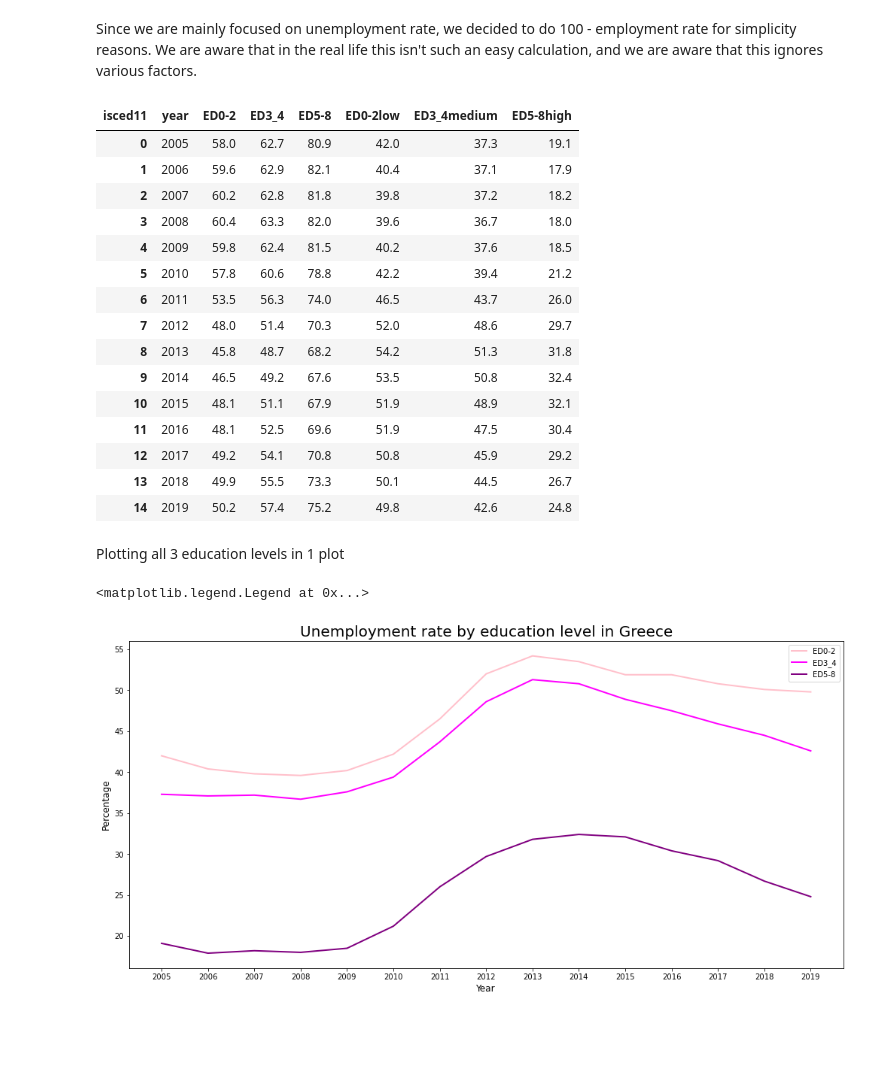
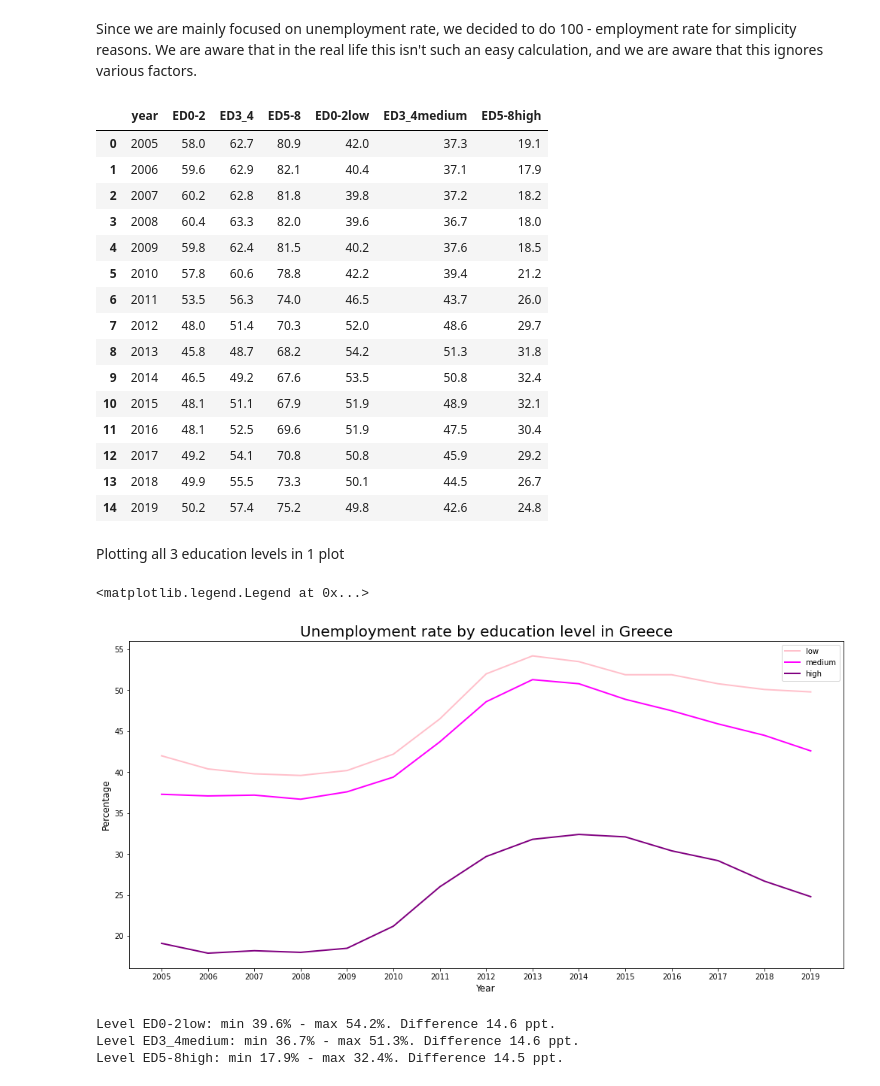
Before and after one commit to Malonk/unemployment_stats, a Jupyter notebook: notebooks/education_employment_rate_greece.ipynb, the cells around one changed output. Cells and saved outputs as stored; diff of their text form; code cells hidden in the pictures; blank space fills up the shorter version.

```diff
--- a/notebooks/education_employment_rate_greece.ipynb
+++ b/notebooks/education_employment_rate_greece.ipynb
@@ -2,12 +3,19 @@
 Same process as for Germany, however now done for Greece to be able to compare both countries
 # %%
+import os
+
 import pandas as pd
 import numpy as np
-import matplotlib as plt
+import matplotlib.pyplot as plt
 import seaborn as sns
 %matplotlib inline
+
+BASE = os.path.join(os.pardir, "data")
 # %%
-df = pd.read_pickle("../data/pickles/tepsr_wc120.pkl")
+# Import data
+df = pd.read_pickle(os.path.join(BASE,
+                                 "pickles",
+                                 "tepsr_wc120.pkl"))
 # %% [markdown]
 Let's have a look at the data
 # %%
@@ -111,6 +119,7 @@ df_greece
 | 14 | 2019 | 50.2 | 57.4 | 75.2 |
 # %%
 df_greece.rename(columns={"index":"year"}, inplace=True)
+df_greece.columns.name = ""
 # %%
 df_greece
 # %% [output]
@@ -139,7 +148,7 @@ df_greece['ED5-8high'] = (100 - df_greece["ED5-8"])
 # %%
 df_greece
 # %% [output]
-| isced11 | year | ED0-2 | ED3_4 | ED5-8 | ED0-2low | ED3_4medium | ED5-8high |
+|  | year | ED0-2 | ED3_4 | ED5-8 | ED0-2low | ED3_4medium | ED5-8high |
 | 0 | 2005 | 58.0 | 62.7 | 80.9 | 42.0 | 37.3 | 19.1 |
 | 1 | 2006 | 59.6 | 62.9 | 82.1 | 40.4 | 37.1 | 17.9 |
 | 2 | 2007 | 60.2 | 62.8 | 81.8 | 39.8 | 37.2 | 18.2 |
@@ -158,16 +167,31 @@ df_greece
 # %% [markdown]
 Plotting all 3 education levels in 1 plot
 # %%
-fig, ax = plt.pyplot.subplots(figsize=(17,8))
+fig, ax = plt.subplots(figsize=(17,8))
 
-plt.pyplot.title("Unemployment rate by education level in Greece", fontsize=20)
-plt.pyplot.xlabel("Year", fontsize=12)
-plt.pyplot.ylabel("Percentage", fontsize=12)
-ax.plot("year", "ED0-2low", data=df_greece, color='pink', linewidth=2, label="ED0-2")
-ax.plot("year", "ED3_4medium", data=df_greece, color='magenta', linewidth=2, label="ED3_4")
-ax.plot("year", "ED5-8high", data=df_greece, color='purple', linewidth=2, label="ED5-8")
-plt.pyplot.legend()
+plt.title("Unemployment rate by education level in Greece", fontsize=20)
+plt.xlabel("Year", fontsize=12)
+plt.ylabel("Percentage", fontsize=12)
+ax.plot("year", "ED0-2low", data=df_greece, color='pink', linewidth=2, label="low")
+ax.plot("year", "ED3_4medium", data=df_greece, color='magenta', linewidth=2, label="medium")
+ax.plot("year", "ED5-8high", data=df_greece, color='purple', linewidth=2, label="high")
+plt.legend()
 # %% [output]
 <matplotlib.legend.Legend at 0x...>
-[figure, old version]
+[figure, new version]
+# %%
+lvls = ["ED0-2low", "ED3_4medium", "ED5-8high"]
+min_max = {lvl: (df_greece[lvl].min(), df_greece[lvl].max())
+           for lvl in lvls}
+
+for lvl in lvls:
+    print("Level {}: min {}% - max {}%. Difference {} ppt."
+          .format(lvl,
+                  min_max[lvl][0].round(2),
+                  min_max[lvl][1].round(2),
+                  round(min_max[lvl][1]-min_max[lvl][0], 2)))
+# %% [output]
+Level ED0-2low: min 39.6% - max 54.2%. Difference 14.6 ppt.
+Level ED3_4medium: min 36.7% - max 51.3%. Difference 14.6 ppt.
+Level ED5-8high: min 17.9% - max 32.4%. Difference 14.5 ppt.
 # %% [markdown]
```
Also changed, not shown: parts of 6 cells of this notebook, 9 other files.
